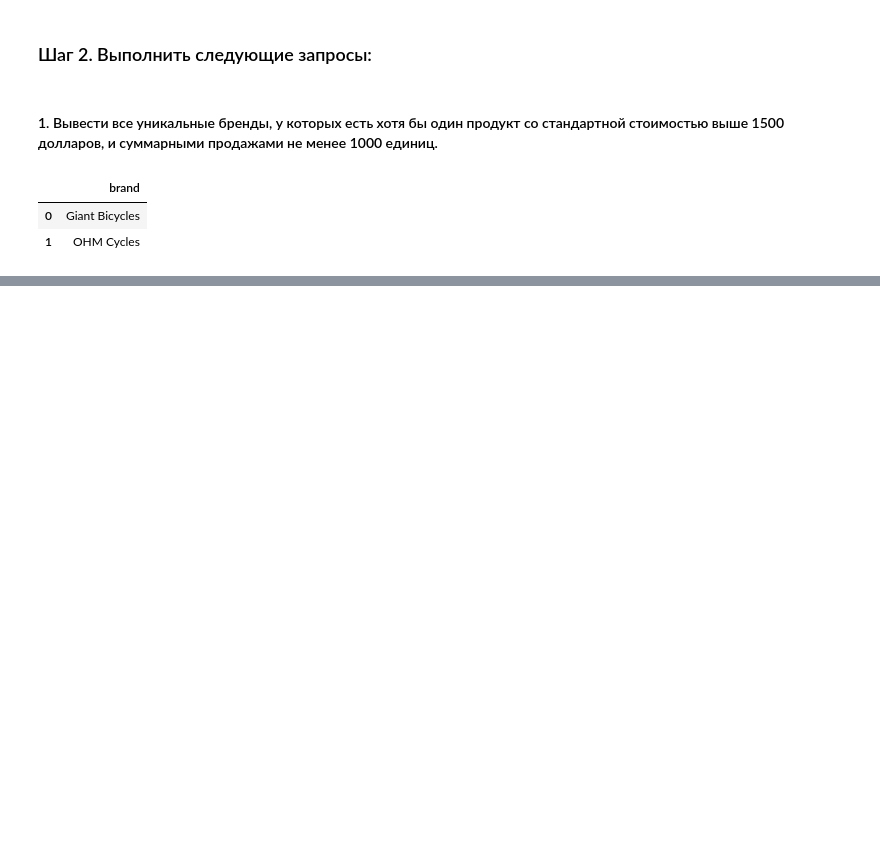
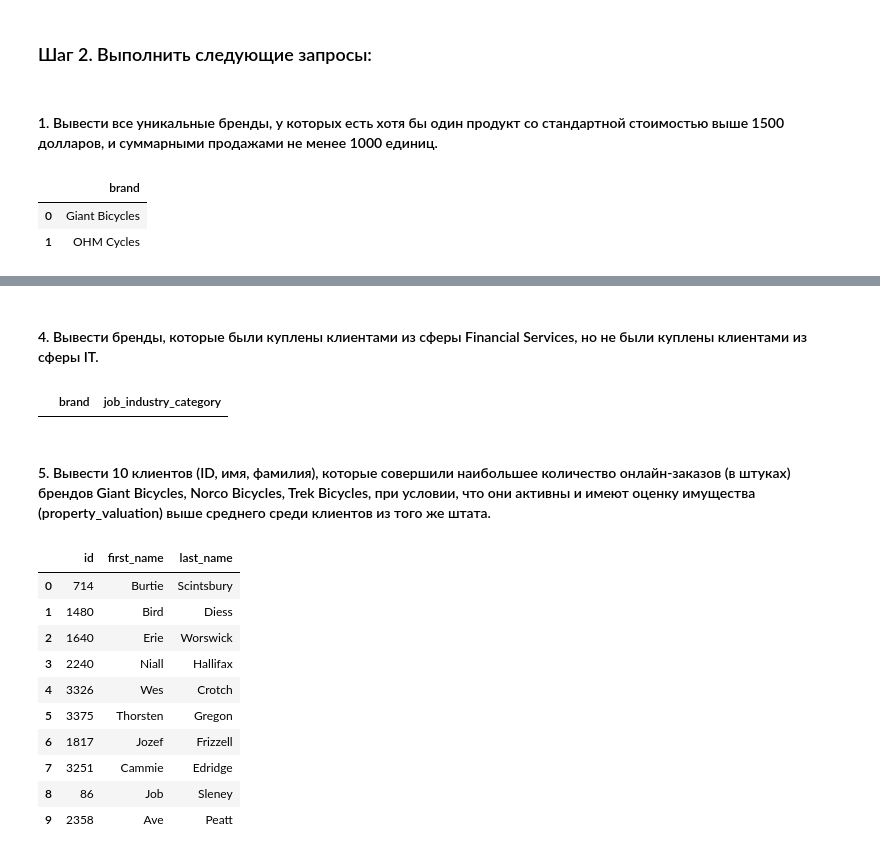
Before and after one commit to EgrSlv/PostgreSQLearn_MIPT, a Jupyter notebook: HomeWork_2/SolovevEgor_HW_02_ds_2025.ipynb, the cells around one changed output, grey strips where cells are left out. Cells and saved outputs as stored; diff of their text form; code cells hidden in the pictures; blank space fills up the shorter version.

```diff
--- a/HomeWork_2/SolovevEgor_HW_02_ds_2025.ipynb
+++ b/HomeWork_2/SolovevEgor_HW_02_ds_2025.ipynb
@@ -327,0 +398,76 @@ execute_query(query)
+# %% [markdown]
+#### 4. Вывести бренды, которые были куплены клиентами из сферы Financial Services, но не были куплены клиентами из сферы IT.
+# %%
+query4 = """
+
+  WITH full_items AS (
+    SELECT brand, job_industry_category
+      FROM orders
+      INNER JOIN customer ON customer.customer_id = orders.customer_id
+      INNER JOIN order_items ON order_items.order_id = orders.order_id
+      INNER JOIN product ON order_items.product_id = product.product_id
+      ORDER BY brand
+    )
+    SELECT brand, job_industry_category
+    FROM full_items
+    WHERE job_industry_category = 'Financial Services'
+          AND brand NOT IN (
+            SELECT brand
+            FROM full_items
+            WHERE job_industry_category = 'IT'
+          )
+  ;
+
+"""
+
+execute_query(query4)
+# %% [output]
+|  | brand | job_industry_category |
+# %% [markdown]
+#### 5. Вывести 10 клиентов (ID, имя, фамилия), которые совершили наибольшее количество онлайн-заказов (в штуках) брендов Giant Bicycles, Norco Bicycles, Trek Bicycles, при условии, что они активны и имеют оценку имущества (property_valuation) выше среднего среди клиентов из того же штата.
+# %%
+query5 = """
+    WITH avg_property_val_state AS (
+        SELECT state, AVG(property_valuation) avg_property_val
+        FROM customer
+        GROUP BY state
+    )
+    ,target_customers AS (
+        SELECT customer_id, first_name, last_name
+              --,property_valuation, mspv.state, avg_property_valuation_state
+        FROM customer c
+        INNER JOIN avg_property_val_state apvs ON apvs.state = c.state
+        WHERE c.deceased_indicator = 'N'
+              AND c.property_valuation > apvs.avg_property_val
+    )
+    , top_10_orders_cnt AS (
+        SELECT tc.customer_id ID, tc.first_name, tc.last_name, COUNT(quantity)
+        FROM target_customers tc
+        INNER JOIN orders o ON o.customer_id = tc.customer_id
+        INNER JOIN order_items oi ON oi.order_id = o.order_id
+        INNER JOIN product p ON p.product_id = oi.product_id
+        WHERE online_order
+            AND brand IN ('Giant Bicycles', 'Norco Bicycles', 'Trek Bicycles')
+        GROUP BY tc.customer_id, tc.first_name, tc.last_name
+        ORDER BY count DESC
+        LIMIT 10
+    )
+    SELECT ID, first_name, last_name
+    FROM top_10_orders_cnt
+    ;
+
+"""
+
+execute_query(query5)
+# %% [output]
+|  | id | first_name | last_name |
+| 0 | 714 | Burtie | Scintsbury |
+| 1 | 1480 | Bird | Diess |
+| 2 | 1640 | Erie | Worswick |
+| 3 | 2240 | Niall | Hallifax |
+| 4 | 3326 | Wes | Crotch |
+| 5 | 3375 | Thorsten | Gregon |
+| 6 | 1817 | Jozef | Frizzell |
+| 7 | 3251 | Cammie | Edridge |
+| 8 | 86 | Job | Sleney |
+| 9 | 2358 | Ave | Peatt |
```
Also changed, not shown: parts of 35 cells of this notebook, 1 other file.
